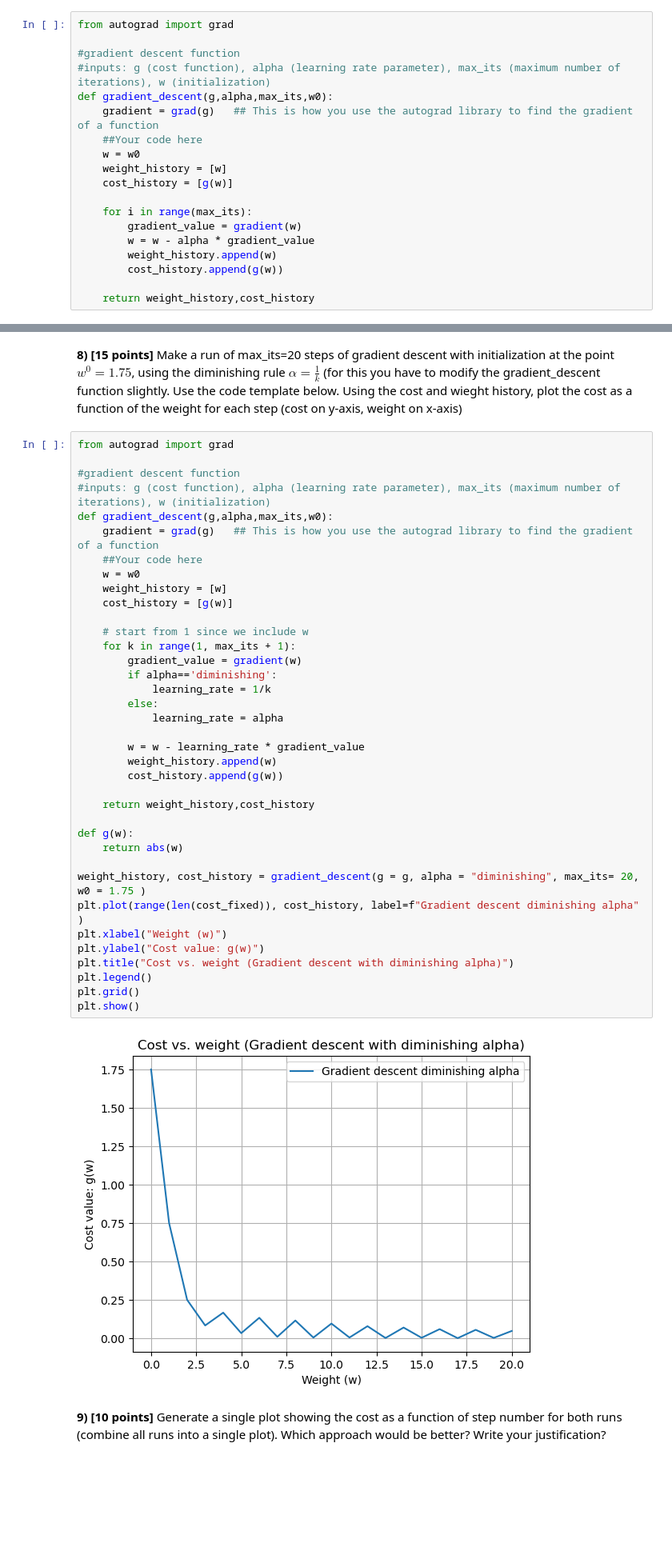
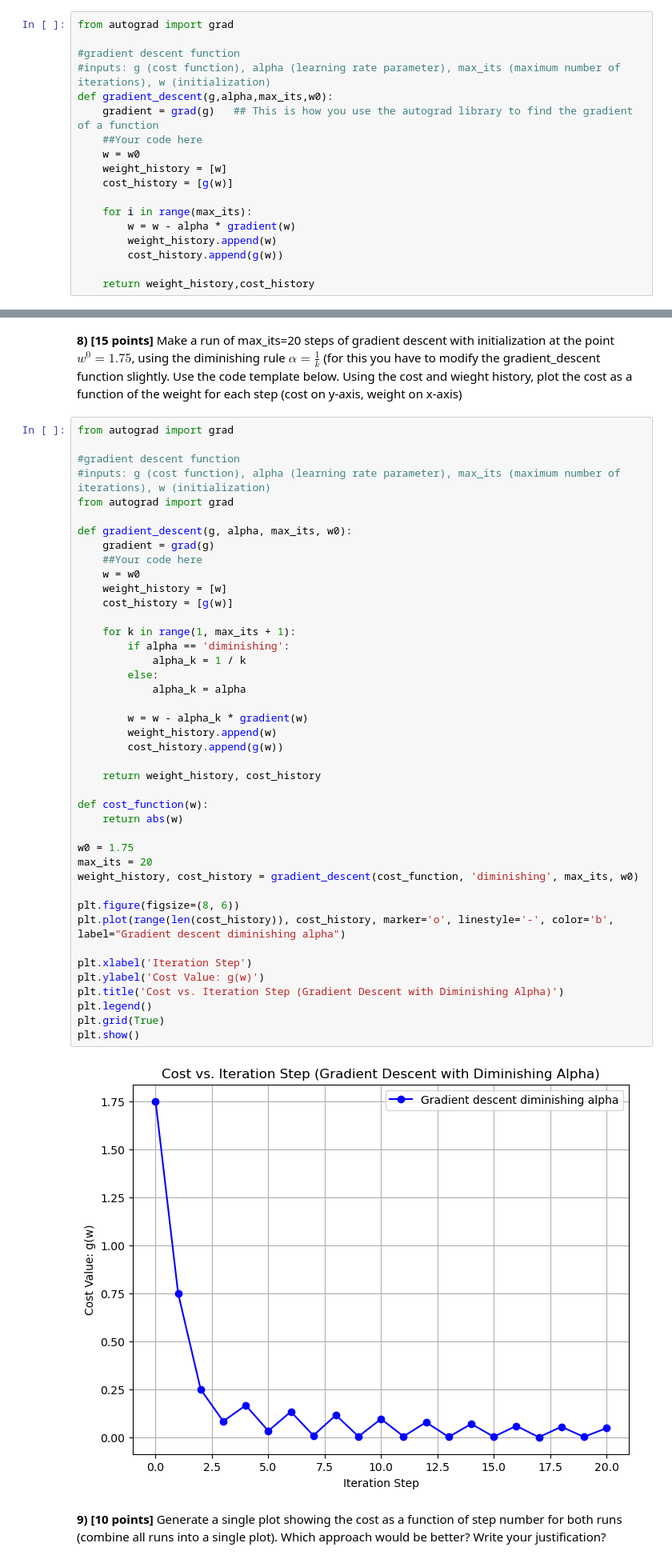
Before and after one commit to juliangus12/COSC74, a Jupyter notebook: HW1.ipynb, the cells around one changed output, grey strips where cells are left out. Shown: that part at 80% size. Cells and saved outputs as stored; diff of their text form; blank space fills up the shorter version.

```diff
--- a/HW1.ipynb
+++ b/HW1.ipynb
@@ -122,8 +124,7 @@ def gradient_descent(g,alpha,max_its,w0):
     cost_history = [g(w)]
 
     for i in range(max_its):
-        gradient_value = gradient(w)
-        w = w - alpha * gradient_value
+        w = w - alpha * gradient(w)
         weight_history.append(w)
         cost_history.append(g(w))
 
@@ -152,42 +166,47 @@ plt.show()
 # %%
 from autograd import grad
 
 #gradient descent function
 #inputs: g (cost function), alpha (learning rate parameter), max_its (maximum number of iterations), w (initialization)
-def gradient_descent(g,alpha,max_its,w0):
-    gradient = grad(g)   ## This is how you use the autograd library to find the gradient of a function
+from autograd import grad
+
+def gradient_descent(g, alpha, max_its, w0):
+    gradient = grad(g)
     ##Your code here
     w = w0
     weight_history = [w]
     cost_history = [g(w)]
 
-    # start from 1 since we include w
     for k in range(1, max_its + 1):
-        gradient_value = gradient(w)
-        if alpha=='diminishing':
-            learning_rate = 1/k
+        if alpha == 'diminishing':
+            alpha_k = 1 / k
         else:
-            learning_rate = alpha
+            alpha_k = alpha
 
-        w = w - learning_rate * gradient_value
+        w = w - alpha_k * gradient(w)
         weight_history.append(w)
         cost_history.append(g(w))
 
-    return weight_history,cost_history
+    return weight_history, cost_history
 
-def g(w):
+def cost_function(w):
     return abs(w)
 
-weight_history, cost_history = gradient_descent(g = g, alpha = "diminishing", max_its= 20, w0 = 1.75 )
-plt.plot(range(len(cost_fixed)), cost_history, label=f"Gradient descent diminishing alpha" )
-plt.xlabel("Weight (w)")
-plt.ylabel("Cost value: g(w)")
-plt.title("Cost vs. weight (Gradient descent with diminishing alpha)")
+w0 = 1.75
+max_its = 20
+weight_history, cost_history = gradient_descent(cost_function, 'diminishing', max_its, w0)
+
+plt.figure(figsize=(8, 6))
+plt.plot(range(len(cost_history)), cost_history, marker='o', linestyle='-', color='b', label="Gradient descent diminishing alpha")
+
+plt.xlabel('Iteration Step')
+plt.ylabel('Cost Value: g(w)')
+plt.title('Cost vs. Iteration Step (Gradient Descent with Diminishing Alpha)')
 plt.legend()
-plt.grid()
+plt.grid(True)
 plt.show()
 # %% [output]
-[figure, old version]
+[figure, new version]
 # %% [markdown]
 **9) [10 points]**  Generate a single plot showing the cost as a function of step number for both runs (combine all  runs into a single plot). Which approach would be better? Write your justification?
 # %%
```
Also changed, not shown: parts of 12 cells of this notebook.
